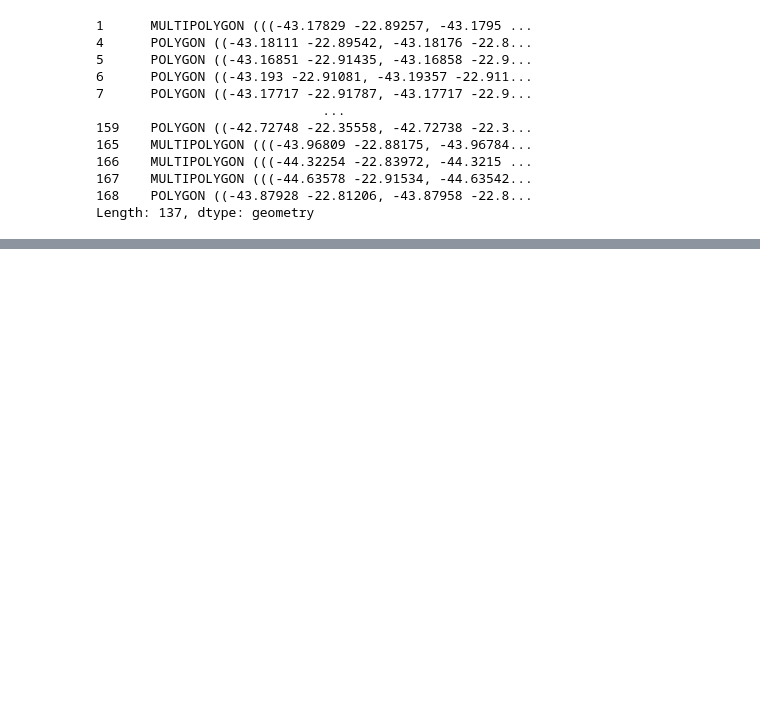
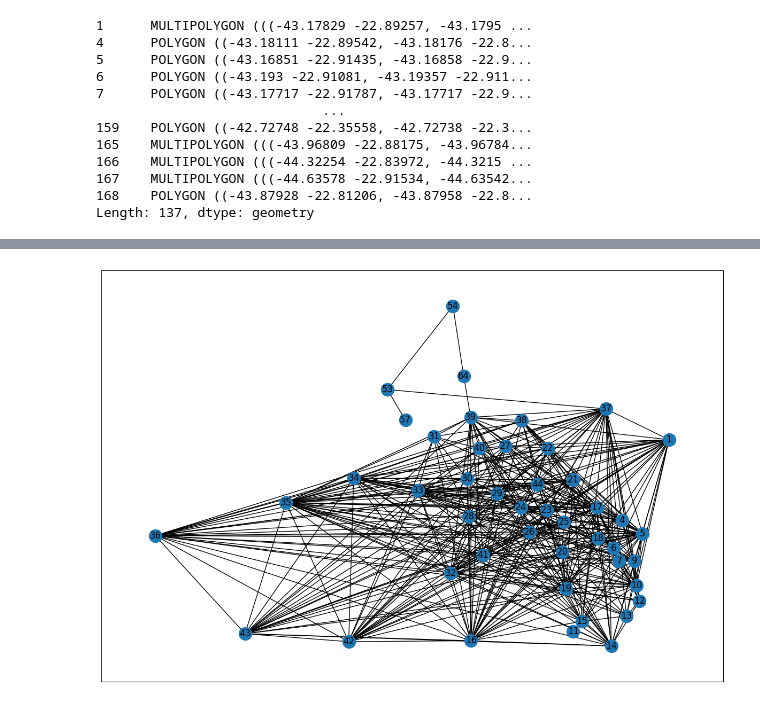
Before and after one commit to E-rhari/UFRJ-Analytica-PS-2026.1-Grupo-U, a Jupyter notebook: notebooks/grafo.ipynb, the cells around one changed output, grey strips where cells are left out. Cells and saved outputs as stored; diff of their text form; code cells hidden in the pictures; blank space fills up the shorter version.

Commit message:
ADD: Grafo Gráfico

```diff
--- a/notebooks/grafo.ipynb
+++ b/notebooks/grafo.ipynb
@@ -198,5 +189,0 @@ cispNodes = []
-# %%
-iteratableCisps = cisps.reset_index()
-
-for index, cisp in iteratableCisps.iterrows():
-    cispNodes.append(CispNode(int(cisp["cisp"]), cisp["geometry"].centroid, 0))
@@ -558,0 +322,7 @@ Outra linha:
+# %%
+arestas = []
+
+for i in range(len(grafo.arestas)):
+    for j in range(i+1, len(grafo.arestas[1])):
+        if grafo.getAresta(i,j) == 1:
+            arestas.append([i,j])
@@ -558,0 +345,6 @@ Outra linha:
+# %%
+posicoes = [0 for x in range(grafo.vertices["cisp"].max()+1)]
+
+for index, vertice in grafo.vertices.iterrows():
+    posicoes[vertice["cisp"]] = [vertice["posicao"].x, vertice["posicao"].y]
+posicoes
@@ -558,0 +369,8 @@ Outra linha:
+# %%
+plt.figure(figsize=(15,10))
+grafoGrafico = nx.Graph()
+grafoGrafico.add_edges_from(arestas)
+nx.draw_networkx(grafoGrafico, pos=posicoes)
+plt.show()
+# %% [output]
+[figure, added]
```
Also changed, not shown: parts of 15 cells of this notebook.
